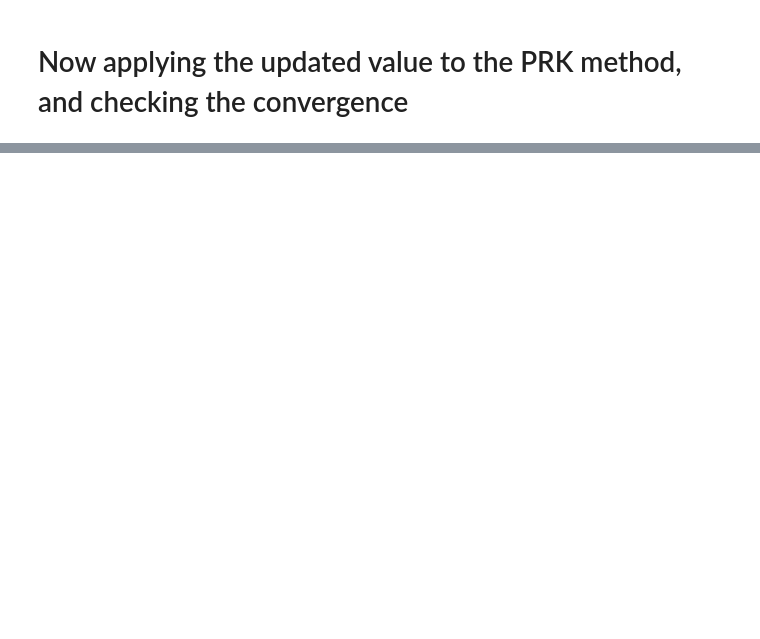
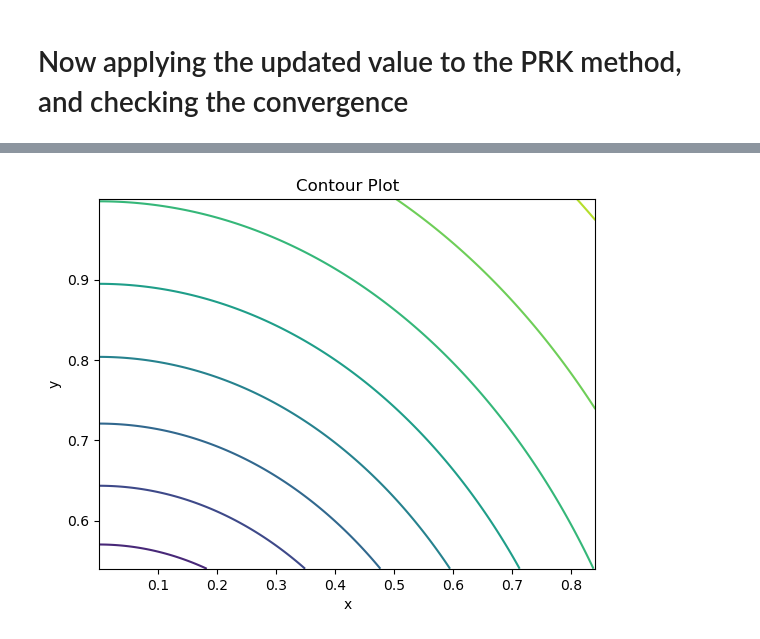
Before and after one commit to RaviPandey33/Pool_computer, a Jupyter notebook: Energy_Preserving_Scheme/Energy_Preserving_SGD_Butchers_Table (1).ipynb, the cells around one changed output, grey strips where cells are left out. Cells and saved outputs as stored; diff of their text form; code cells hidden in the pictures; blank space fills up the shorter version.

```diff
--- a/Energy_Preserving_Scheme/Energy_Preserving_SGD_Butchers_Table (1).ipynb
+++ b/Energy_Preserving_Scheme/Energy_Preserving_SGD_Butchers_Table (1).ipynb
@@ -447,0 +494,16 @@ Text(0, 0.5, 'Log Error')
+# %%
+x = yn_list
+x = x.flatten()
+y = zn_list
+y = y.flatten()
+X, Y = jnp.meshgrid(x, y)
+Z = jnp.sin(jnp.sqrt(X**2 + Y**2))
+
+# Create the contour plot
+plt.contour(X, Y, Z)
+plt.title('Contour Plot')
+plt.xlabel('x')
+plt.ylabel('y')
+plt.show()
+# %% [output]
+[figure, added]
```
Also changed, not shown: parts of 10 cells of this notebook, 2 other files.
